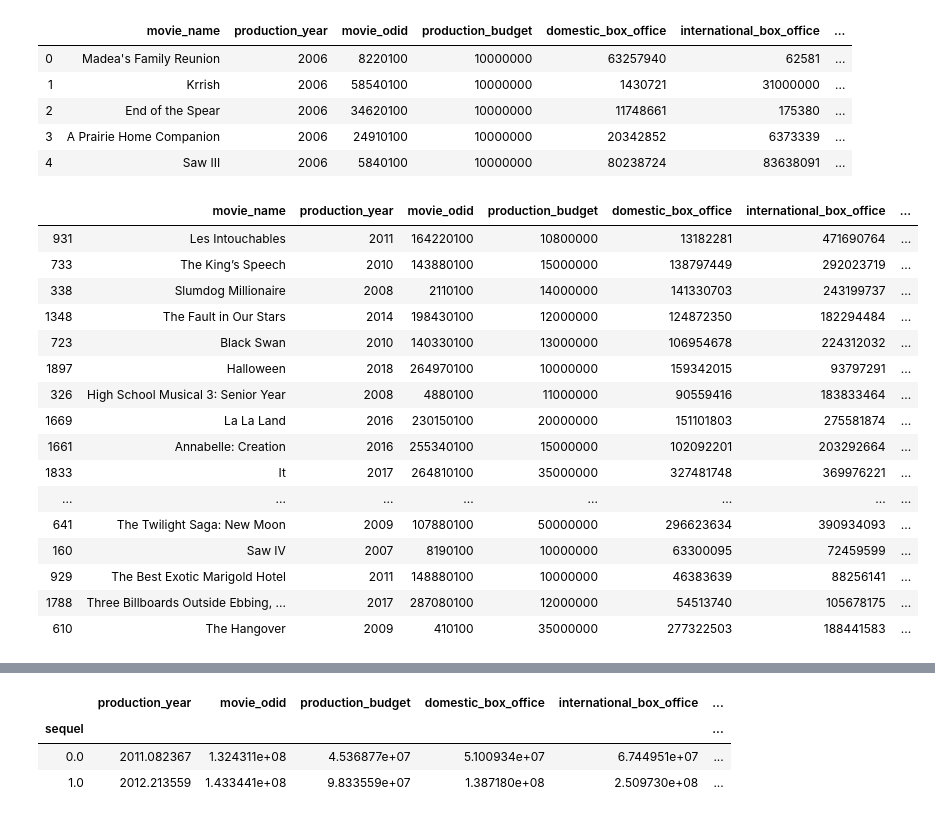
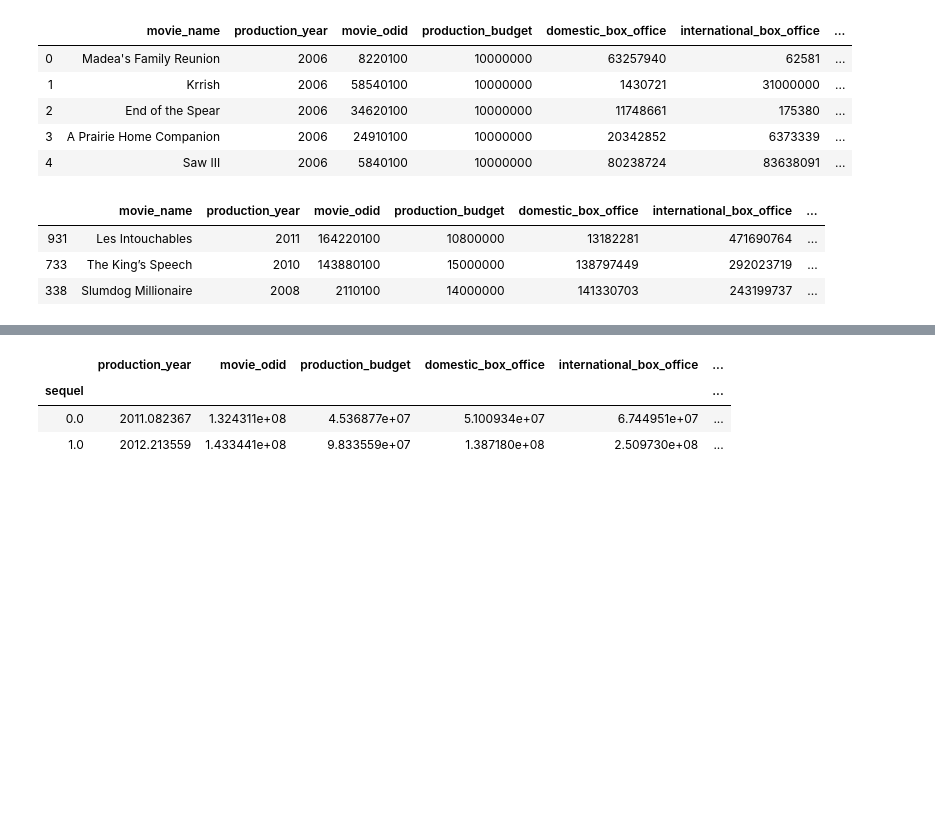
Before and after one commit to StephenTurk/mod1_project, a Jupyter notebook: student.ipynb, the cells around one changed output, grey strips where cells are left out. Drawn from its saved outputs; the diff is of its cells as text; code cells hidden in the pictures; blank space fills up the shorter version.

```diff
--- a/student.ipynb
+++ b/student.ipynb
@@ -518,3 +376,5 @@ opus_data['percentage_gain'] = ((opus_data['total_box_office'] / opus_data['prod
+# %%
+opus_data['percentage_gain'] = (opus_data['total_box_office'] / opus_data['production_budget']) #creating percentage gain again to adjust for inflation
 # %%
 opus_data.head()
 # %% [output]
@@ -525,23 +385,10 @@ opus_data.head()
 | 3 | A Prairie Home Companion | 2006 | 24910100 | 10000000 | 20342852 | 6373339 | ... |
 | 4 | Saw III | 2006 | 5840100 | 10000000 | 80238724 | 83638091 | ... |
 # %%
-opus_data_sorted_by_pergain = opus_data.sort_values(by='percentage_gain', ascending=False)
-opus_data_sorted_by_pergain.head(30)
+opus_data.sort_values(by='percentage_gain', ascending=False, inplace=True)
+opus_data.head(3) #sorting by percentage gain
 # %% [output]
 |  | movie_name | production_year | movie_odid | production_budget | domestic_box_office | international_box_office | ... |
 | 931 | Les Intouchables | 2011 | 164220100 | 10800000 | 13182281 | 471690764 | ... |
 | 733 | The King’s Speech | 2010 | 143880100 | 15000000 | 138797449 | 292023719 | ... |
 | 338 | Slumdog Millionaire | 2008 | 2110100 | 14000000 | 141330703 | 243199737 | ... |
-| 1348 | The Fault in Our Stars | 2014 | 198430100 | 12000000 | 124872350 | 182294484 | ... |
-| 723 | Black Swan | 2010 | 140330100 | 13000000 | 106954678 | 224312032 | ... |
-| 1897 | Halloween | 2018 | 264970100 | 10000000 | 159342015 | 93797291 | ... |
-| 326 | High School Musical 3: Senior Year | 2008 | 4880100 | 11000000 | 90559416 | 183833464 | ... |
-| 1669 | La La Land | 2016 | 230150100 | 20000000 | 151101803 | 275581874 | ... |
-| 1661 | Annabelle: Creation | 2016 | 255340100 | 15000000 | 102092201 | 203292664 | ... |
-| 1833 | It | 2017 | 264810100 | 35000000 | 327481748 | 369976221 | ... |
-| ... | ... | ... | ... | ... | ... | ... | ... |
-| 641 | The Twilight Saga: New Moon | 2009 | 107880100 | 50000000 | 296623634 | 390934093 | ... |
-| 160 | Saw IV | 2007 | 8190100 | 10000000 | 63300095 | 72459599 | ... |
-| 929 | The Best Exotic Marigold Hotel | 2011 | 148880100 | 10000000 | 46383639 | 88256141 | ... |
-| 1788 | Three Billboards Outside Ebbing, ... | 2017 | 287080100 | 12000000 | 54513740 | 105678175 | ... |
-| 610 | The Hangover | 2009 | 410100 | 35000000 | 277322503 | 188441583 | ... |
```
Also changed, not shown: parts of 99 cells of this notebook, 3 other files.
